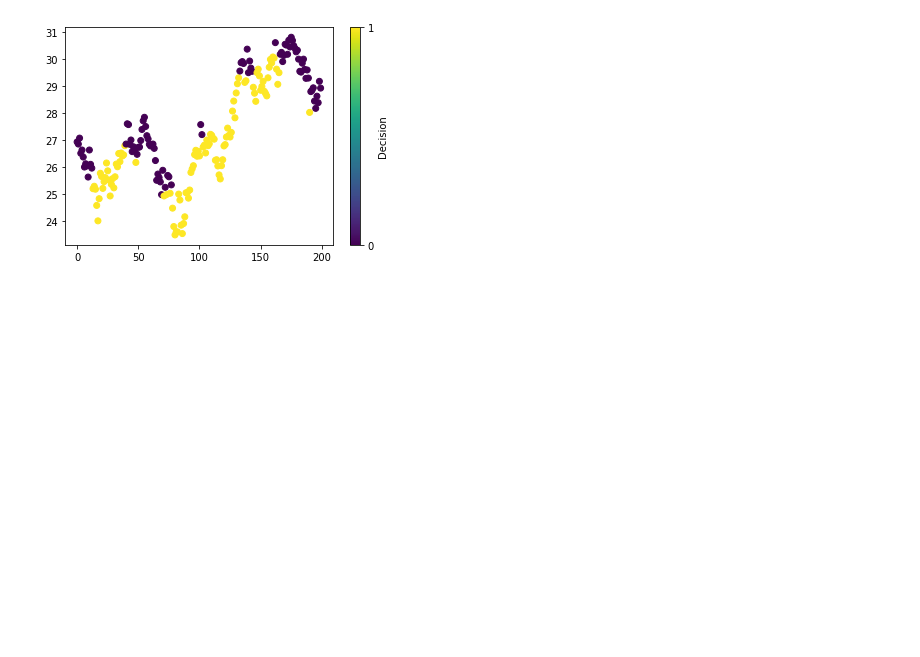
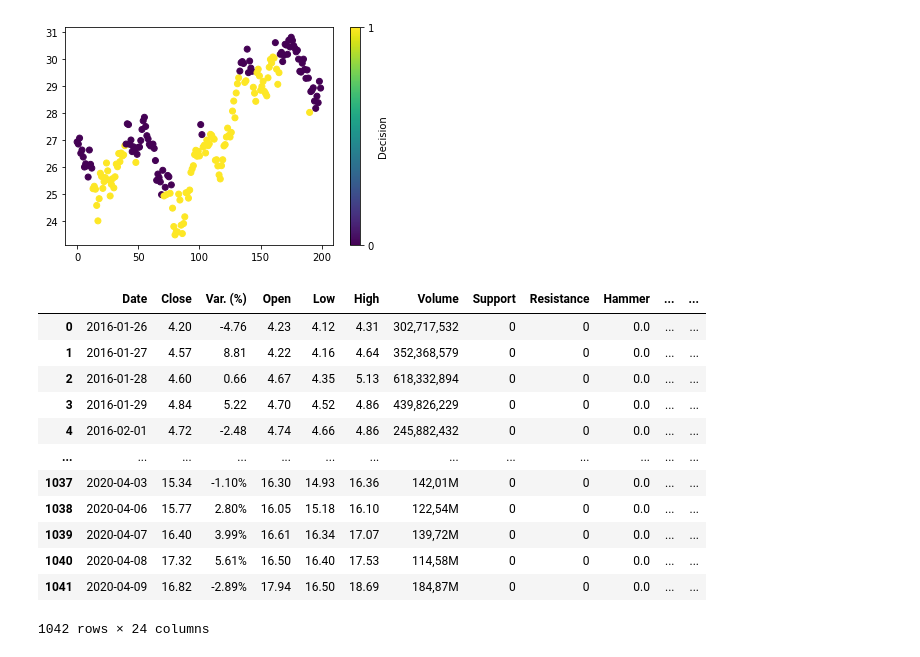
Before and after one commit to wentao-ju/Innovation-Lab-AI-Trading-System, a Jupyter notebook: NaiveBayesModeling/Data_preprocessing.ipynb, the cells around one changed output. Drawn from its saved outputs; the diff is of its cells as text; code cells hidden in the pictures; blank space fills up the shorter version.

```diff
--- a/NaiveBayesModeling/Data_preprocessing.ipynb
+++ b/NaiveBayesModeling/Data_preprocessing.ipynb
@@ -96,7 +147,7 @@ def perfectEntries_2(df, timeframe):
 # possibility of short selling
 # we omit the first 32 days since indicators are not all available
 # we omit the (last n-timeframe) days since the algorithm work by looking in the future
-def perfectEntries_3(df,timeframe):
+def perfectEntries_2(df,timeframe):
     decision = [-1 for i in range(33)]
 
     for i in range(33,len(df) - timeframe):
@@ -110,7 +161,7 @@ def perfectEntries_3(df,timeframe):
 
     return decision
 # %%
-def perfectEntries_4(df,timeframe,smoother=True):
+def perfectEntries_3(df,timeframe,smoother=True):
     """
     df = dataframe used
     timeframe = time looked in the future
@@ -137,11 +188,11 @@ def perfectEntries_4(df,timeframe,smoother=True):
 
     return decision
 # %%
-df['Decision14'] = perfectEntries_4(df,14)
-df['Decision28'] = perfectEntries_4(df,28)
-df['Decision10'] = perfectEntries_4(df,10)
-df['Decision50'] = perfectEntries_4(df,50)
-df['Decision5'] = perfectEntries_4(df,5)
+df['Decision14'] = perfectEntries_3(df,14)
+df['Decision28'] = perfectEntries_3(df,28)
+df['Decision10'] = perfectEntries_3(df,10)
+df['Decision50'] = perfectEntries_3(df,50)
+df['Decision5'] = perfectEntries_3(df,5)
 plt.scatter(range(200), df["Close"][800:1000], c=df["Decision14"][800:1000])
 plt.colorbar(ticks = range(3), label='Decision')
 # takin 14 and 28 with the smoother activated to comparw which one works better with naive bayes
@@ -178 +209,17 @@ df.insert(11, 'Williams%R', williamsREncoding(df))
+# %%
+df
+# %% [output]
+|  | Date | Close | Var. (%) | Open | Low | High | Volume | Support | Resistance | Hammer | ... | ... |
+| 0 | 2016-01-26 | 4.20 | -4.76 | 4.23 | 4.12 | 4.31 | 302,717,532 | 0 | 0 | 0.0 | ... | ... |
+| 1 | 2016-01-27 | 4.57 | 8.81 | 4.22 | 4.16 | 4.64 | 352,368,579 | 0 | 0 | 0.0 | ... | ... |
+| 2 | 2016-01-28 | 4.60 | 0.66 | 4.67 | 4.35 | 5.13 | 618,332,894 | 0 | 0 | 0.0 | ... | ... |
+| 3 | 2016-01-29 | 4.84 | 5.22 | 4.70 | 4.52 | 4.86 | 439,826,229 | 0 | 0 | 0.0 | ... | ... |
+| 4 | 2016-02-01 | 4.72 | -2.48 | 4.74 | 4.66 | 4.86 | 245,882,432 | 0 | 0 | 0.0 | ... | ... |
+| ... | ... | ... | ... | ... | ... | ... | ... | ... | ... | ... | ... | ... |
+| 1037 | 2020-04-03 | 15.34 | -1.10% | 16.30 | 14.93 | 16.36 | 142,01M | 0 | 0 | 0.0 | ... | ... |
+| 1038 | 2020-04-06 | 15.77 | 2.80% | 16.05 | 15.18 | 16.10 | 122,54M | 0 | 0 | 0.0 | ... | ... |
+| 1039 | 2020-04-07 | 16.40 | 3.99% | 16.61 | 16.34 | 17.07 | 139,72M | 0 | 0 | 0.0 | ... | ... |
+| 1040 | 2020-04-08 | 17.32 | 5.61% | 16.50 | 16.40 | 17.53 | 114,58M | 0 | 0 | 0.0 | ... | ... |
+| 1041 | 2020-04-09 | 16.82 | -2.89% | 17.94 | 16.50 | 18.69 | 184,87M | 0 | 0 | 0.0 | ... | ... |
+1042 rows × 24 columns
 # %%
```
Also changed, not shown: parts of 6 cells of this notebook, 3 other files.
